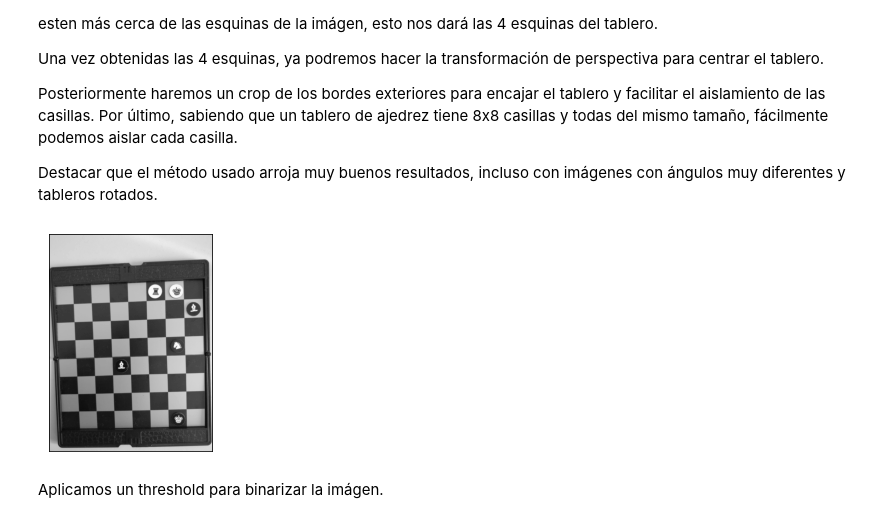
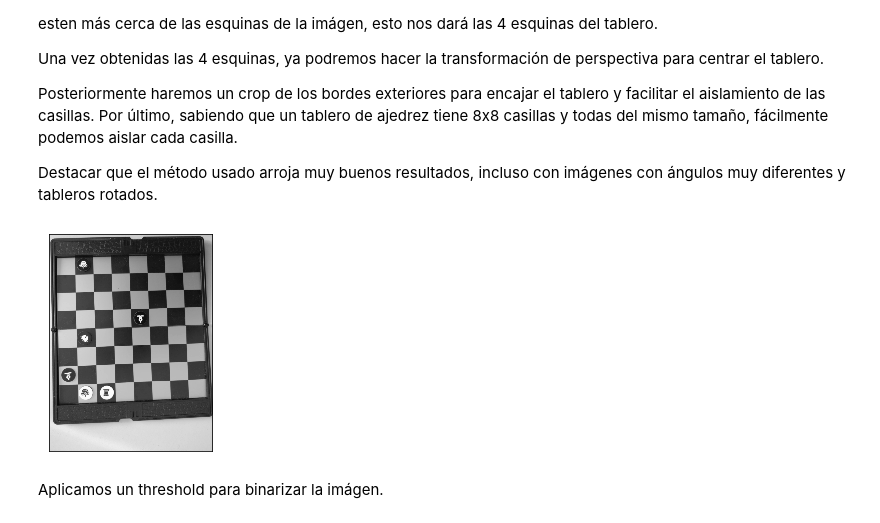
Before and after one commit to JGarruchoF/PID_Identificacion_de_fichas_tablero_ajedrez, a Jupyter notebook: AjedrezRecon.ipynb, the cells around one changed output. Saved outputs shown, nothing was run; the diff lists cells and outputs as text; code cells hidden in the pictures.

Commit message:
Imagenes rotadas

```diff
--- a/AjedrezRecon.ipynb
+++ b/AjedrezRecon.ipynb
@@ -50,18 +50,18 @@ clase = {0:"vacio",
 # %%
 img = cv2.imread("imgs/tableros/jaque_mate.jpg")
 
 def preprocesarImagen(img):
 
     imgRes = cv2.GaussianBlur(img, (5,5), 1)
     imgRes = cv2.cvtColor(imgRes, cv2.COLOR_BGR2GRAY)
-    imgRes = cv2.rotate(imgRes, cv2.cv2.ROTATE_180)
+    #imgRes = cv2.rotate(imgRes, cv2.cv2.ROTATE_180)
 
     return imgRes
 
 img = preprocesarImagen(img)
 muestra(img)
 # %% [output]
-[figure, old version]
+[figure, new version]
 # %% [markdown]
 Aplicamos un threshold para binarizar la imágen.
 # %%
```
Also changed, not shown: parts of 9 cells of this notebook, 9 other files.
